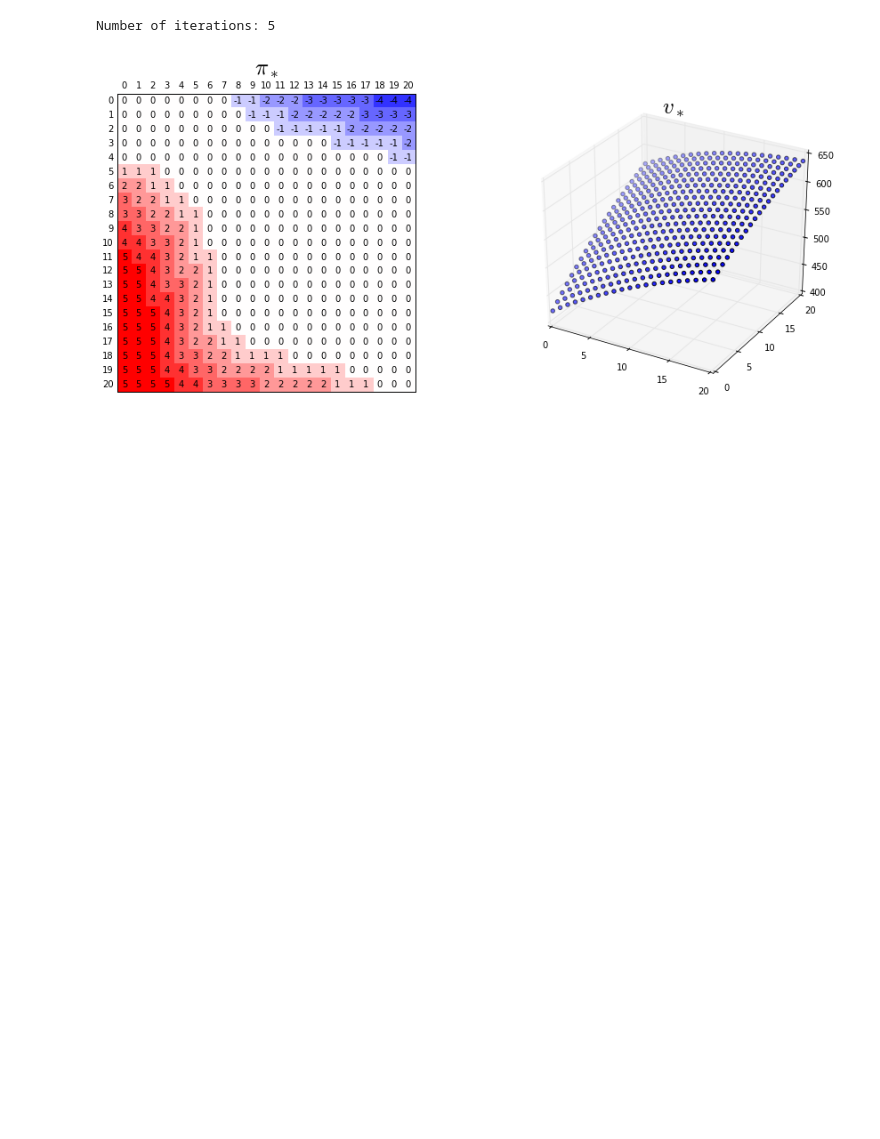
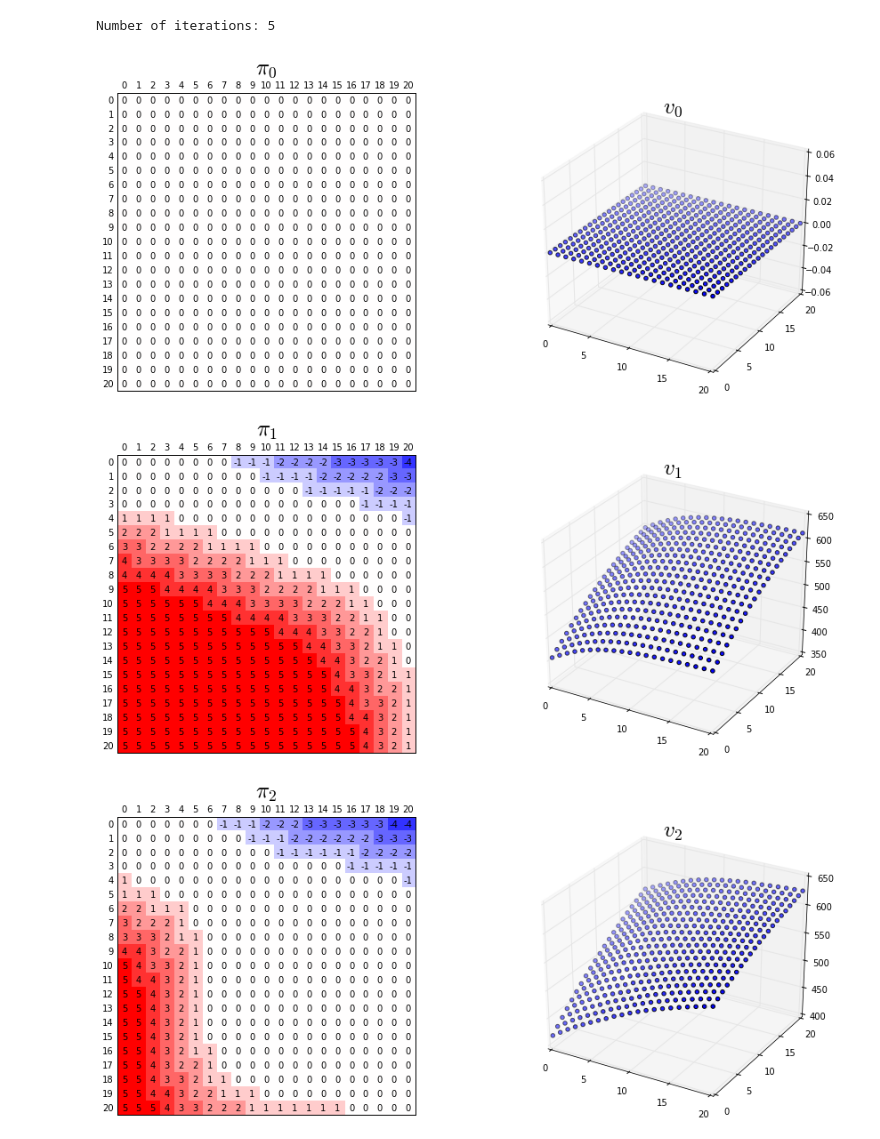
Before and after one commit to cthlo/jacks-car-rental, a Jupyter notebook: Jack's Car Rental.ipynb, the cells around one changed output. Saved outputs shown, nothing was run; the diff lists cells and outputs as text; code cells hidden in the pictures; blank space fills up the shorter version.

Commit message:
add plots for rental and return probs, and intermediate values, policies plots

```diff
--- a/Jack's Car Rental.ipynb
+++ b/Jack's Car Rental.ipynb
@@ -151,50 +168,52 @@ def greedy(values):
     return policy
 # %%
 # policy iteration
-values, policy = init_values, init_policy
+values, policies = [init_values], [init_policy]
 converged = False
 iter_count = 0
 while not converged:
-    values = eval_policy(values, policy)
-    old_policy = policy
-    policy = greedy(values)
-    converged = all(old_policy[s] == policy[s] for s in states)
+    values.append(eval_policy(values[-1], policies[-1]))
+    policies.append(greedy(values[-1]))
+    converged = all(policies[-1] == policies[-2] for s in states)
     iter_count += 1
 
 print('Number of iterations: %d' % iter_count)
 # %% [output]
 Number of iterations: 5
 # %%
-# policy
-dim = MAX_CARS+1
-data = [[0]*dim for x in range(dim)]
-for x, y in states:
-    data[x][y] = policy[x, y]
+for step in range(iter_count):
+    # policy
+    dim = MAX_CARS+1
+    data = [[0]*dim for x in range(dim)]
+    for x, y in states:
+        data[x][y] = policies[step][x, y]
 
-# values
-X, Y = zip(*states)
-Z = [values[x, y] for x, y in zip(X, Y)]
+    # values
+    X, Y = zip(*states)
+    Z = [values[step][x, y] for x, y in zip(X, Y)]
 
 
-fig = plt.figure(figsize=(15,6))
+    fig = plt.figure(figsize=(15,6))
 
-ax = fig.add_subplot(121)
-ax.matshow(data, cmap=plt.cm.bwr, vmin=-5, vmax=5)
-ax.set_xticks(range(dim))
-ax.set_yticks(range(dim))
-ax.xaxis.set_ticks_position('none')
-ax.yaxis.set_ticks_position('none')
-ax.set_xticks([x-0.5 for x in range(1,dim)], minor=True)
-ax.set_yticks([y-0.5 for y in range(1,dim)], minor=True)
-ax.set_title('$\pi_*$', fontsize=25)
-for x, y in states:
-    ax.text(y, x, data[x][y], va='center', ha='center')
+    ax = fig.add_subplot(121)
+    ax.matshow(data, cmap=plt.cm.bwr, vmin=-5, vmax=5)
+    ax.set_xticks(range(dim))
+    ax.set_yticks(range(dim))
+    ax.xaxis.set_ticks_position('none')
+    ax.yaxis.set_ticks_position('none')
+    ax.set_xticks([x-0.5 for x in range(1,dim)], minor=True)
+    ax.set_yticks([y-0.5 for y in range(1,dim)], minor=True)
+    ax.set_title('$\pi_%s$' % (step if step < iter_count-1 else '*'), fontsize=25)
+    for x, y in states:
+        ax.text(y, x, data[x][y], va='center', ha='center')
 
-ax = fig.add_subplot(122, projection='3d')
-ax.scatter3D(X, Y, Z)
-ax.set_xlim3d(0, MAX_CARS)
-ax.set_ylim3d(0, MAX_CARS)
-ax.set_title('$v_*$', fontsize=25)
-plt.show()
+    ax = fig.add_subplot(122, projection='3d')
+    ax.scatter3D(X, Y, Z)
+    ax.set_xlim3d(0, MAX_CARS)
+    ax.set_ylim3d(0, MAX_CARS)
+    ax.set_title('$v_%s$' % (step if step < iter_count-1 else '*'), fontsize=25)
+    plt.show()
 # %% [output]
-[figure, old version]
+[figure, new version]
+[figure, added]
+[figure, added]
```
Also changed, not shown: parts of 2 cells of this notebook.
